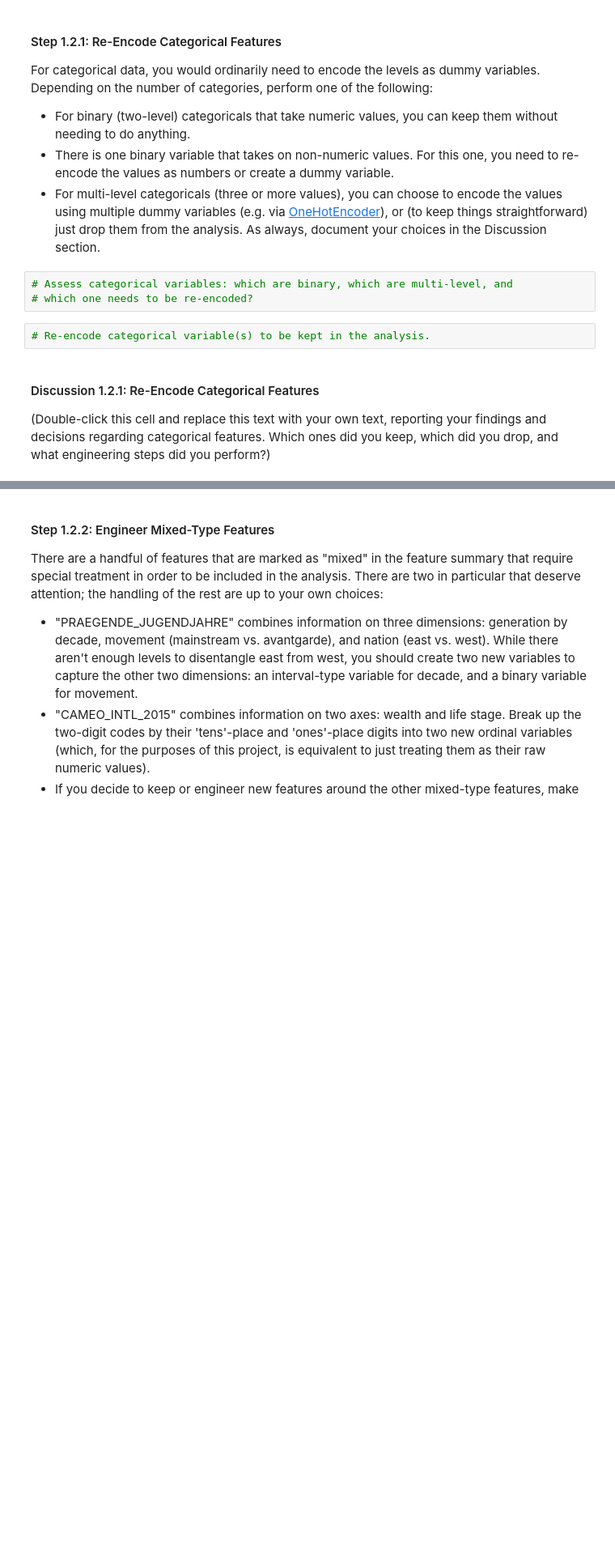
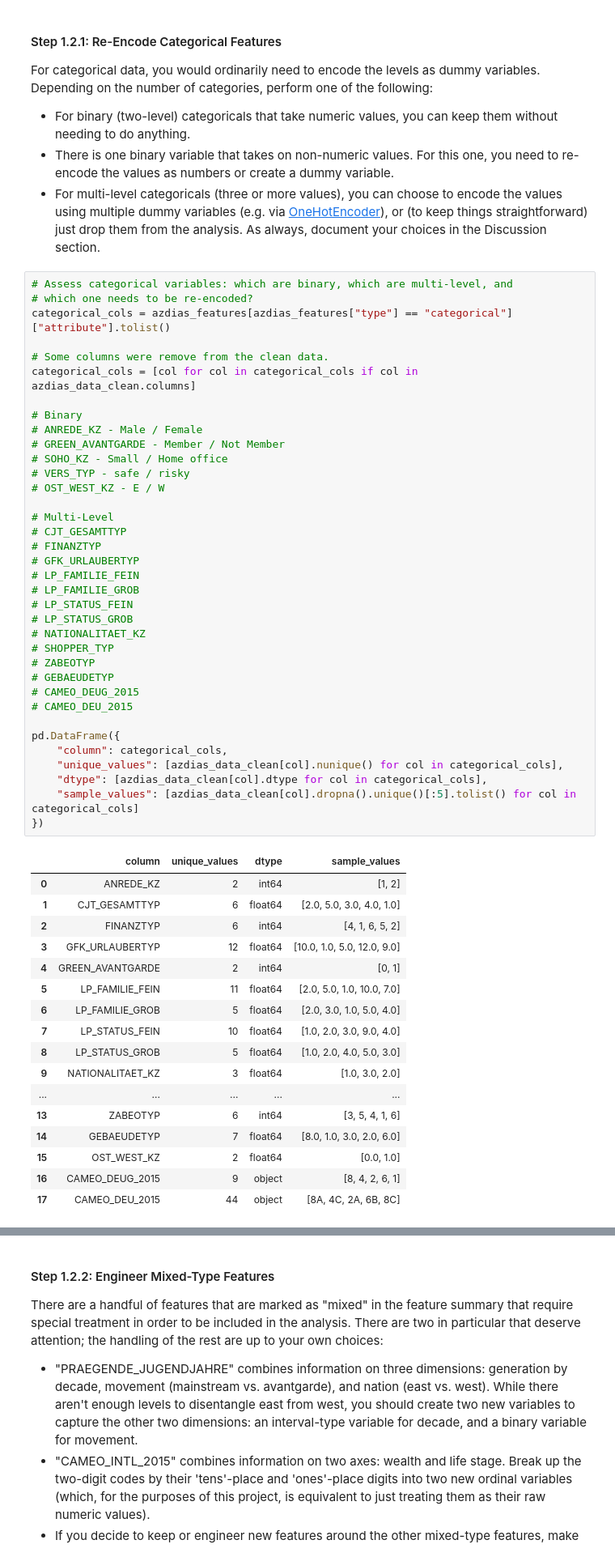
Before and after one commit to randallsutton/playground-ai, a Jupyter notebook: customer-classifier/Identify_Customer_Segments.ipynb, the cells around one changed output, grey strips where cells are left out. Shown at 81% size. Drawn from its saved outputs; the diff is of its cells as text; blank space fills up the shorter version.

Commit message:
processed categorical data

```diff
--- a/customer-classifier/Identify_Customer_Segments.ipynb
+++ b/customer-classifier/Identify_Customer_Segments.ipynb
@@ -464,12 +471,57 @@ For categorical data, you would ordinarily need to encode the levels as dummy va
 - For binary (two-level) categoricals that take numeric values, you can keep them without needing to do anything.
 - There is one binary variable that takes on non-numeric values. For this one, you need to re-encode the values as numbers or create a dummy variable.
 - For multi-level categoricals (three or more values), you can choose to encode the values using multiple dummy variables (e.g. via [OneHotEncoder](http://scikit-learn.org/stable/modules/generated/sklearn.preprocessing.OneHotEncoder.html)), or (to keep things straightforward) just drop them from the analysis. As always, document your choices in the Discussion section.
-# %%
-# Assess categorical variables: which are binary, which are multi-level, and
-# which one needs to be re-encoded?
-# %%
-# Re-encode categorical variable(s) to be kept in the analysis.
-# %% [markdown]
-#### Discussion 1.2.1: Re-Encode Categorical Features
-
-(Double-click this cell and replace this text with your own text, reporting your findings and decisions regarding categorical features. Which ones did you keep, which did you drop, and what engineering steps did you perform?)
+# %%
+# Assess categorical variables: which are binary, which are multi-level, and
+# which one needs to be re-encoded?
+categorical_cols = azdias_features[azdias_features["type"] == "categorical"]["attribute"].tolist()
+
+# Some columns were remove from the clean data.
+categorical_cols = [col for col in categorical_cols if col in azdias_data_clean.columns]
+
+# Binary
+# ANREDE_KZ - Male / Female
+# GREEN_AVANTGARDE - Member / Not Member
+# SOHO_KZ - Small / Home office
+# VERS_TYP - safe / risky
+# OST_WEST_KZ - E / W
+
+# Multi-Level
+# CJT_GESAMTTYP
+# FINANZTYP
+# GFK_URLAUBERTYP
+# LP_FAMILIE_FEIN
+# LP_FAMILIE_GROB
+# LP_STATUS_FEIN
+# LP_STATUS_GROB
+# NATIONALITAET_KZ
+# SHOPPER_TYP
+# ZABEOTYP
+# GEBAEUDETYP
+# CAMEO_DEUG_2015
+# CAMEO_DEU_2015
+
+pd.DataFrame({
+    "column": categorical_cols,
+    "unique_values": [azdias_data_clean[col].nunique() for col in categorical_cols],
+    "dtype": [azdias_data_clean[col].dtype for col in categorical_cols],
+    "sample_values": [azdias_data_clean[col].dropna().unique()[:5].tolist() for col in categorical_cols]
+})
+# %% [output]
+|  | column | unique_values | dtype | sample_values |
+| 0 | ANREDE_KZ | 2 | int64 | [1, 2] |
+| 1 | CJT_GESAMTTYP | 6 | float64 | [2.0, 5.0, 3.0, 4.0, 1.0] |
+| 2 | FINANZTYP | 6 | int64 | [4, 1, 6, 5, 2] |
+| 3 | GFK_URLAUBERTYP | 12 | float64 | [10.0, 1.0, 5.0, 12.0, 9.0] |
+| 4 | GREEN_AVANTGARDE | 2 | int64 | [0, 1] |
+| 5 | LP_FAMILIE_FEIN | 11 | float64 | [2.0, 5.0, 1.0, 10.0, 7.0] |
+| 6 | LP_FAMILIE_GROB | 5 | float64 | [2.0, 3.0, 1.0, 5.0, 4.0] |
+| 7 | LP_STATUS_FEIN | 10 | float64 | [1.0, 2.0, 3.0, 9.0, 4.0] |
+| 8 | LP_STATUS_GROB | 5 | float64 | [1.0, 2.0, 4.0, 5.0, 3.0] |
+| 9 | NATIONALITAET_KZ | 3 | float64 | [1.0, 3.0, 2.0] |
+| ... | ... | ... | ... | ... |
+| 13 | ZABEOTYP | 6 | int64 | [3, 5, 4, 1, 6] |
+| 14 | GEBAEUDETYP | 7 | float64 | [8.0, 1.0, 3.0, 2.0, 6.0] |
+| 15 | OST_WEST_KZ | 2 | float64 | [0.0, 1.0] |
+| 16 | CAMEO_DEUG_2015 | 9 | object | [8, 4, 2, 6, 1] |
+| 17 | CAMEO_DEU_2015 | 44 | object | [8A, 4C, 2A, 6B, 8C] |
```
Also changed, not shown: parts of 5 cells of this notebook.
